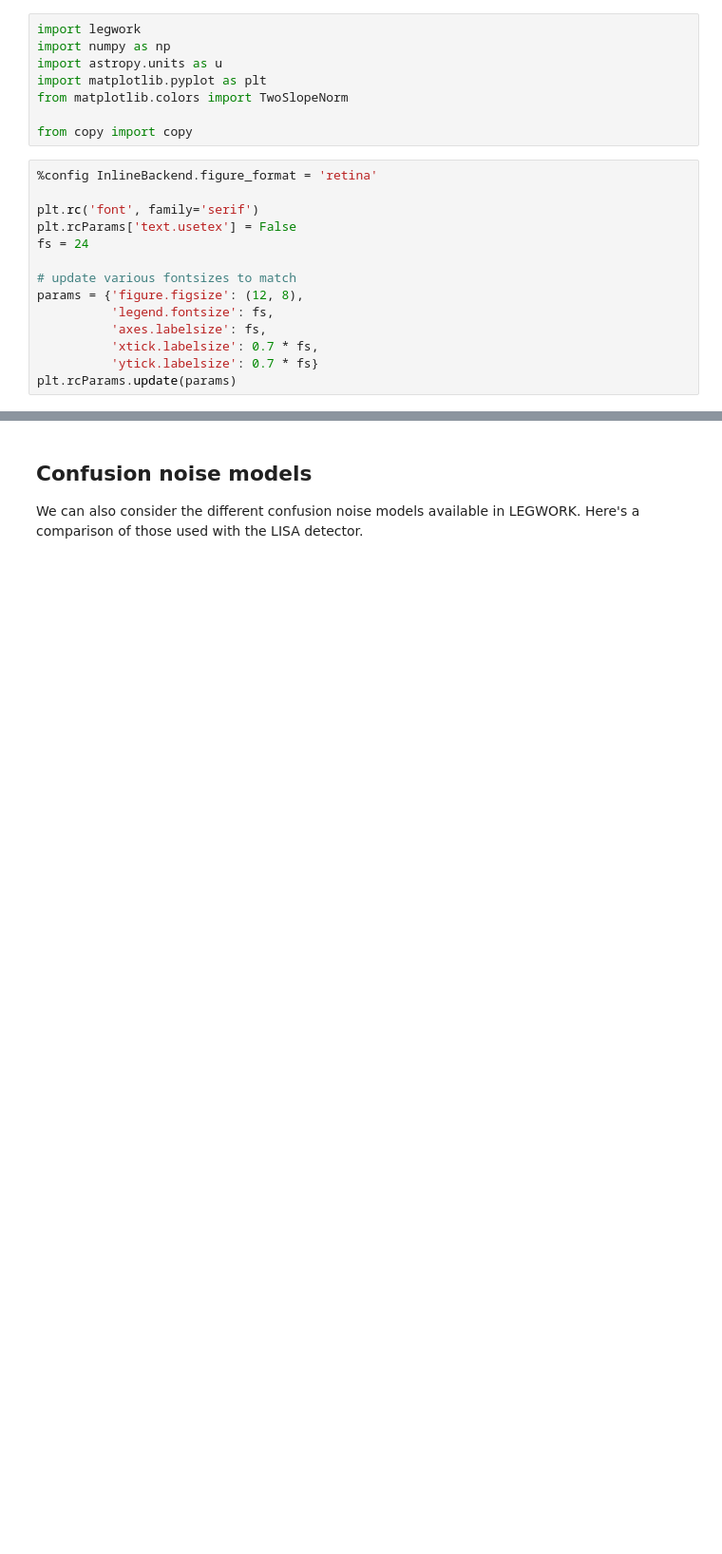
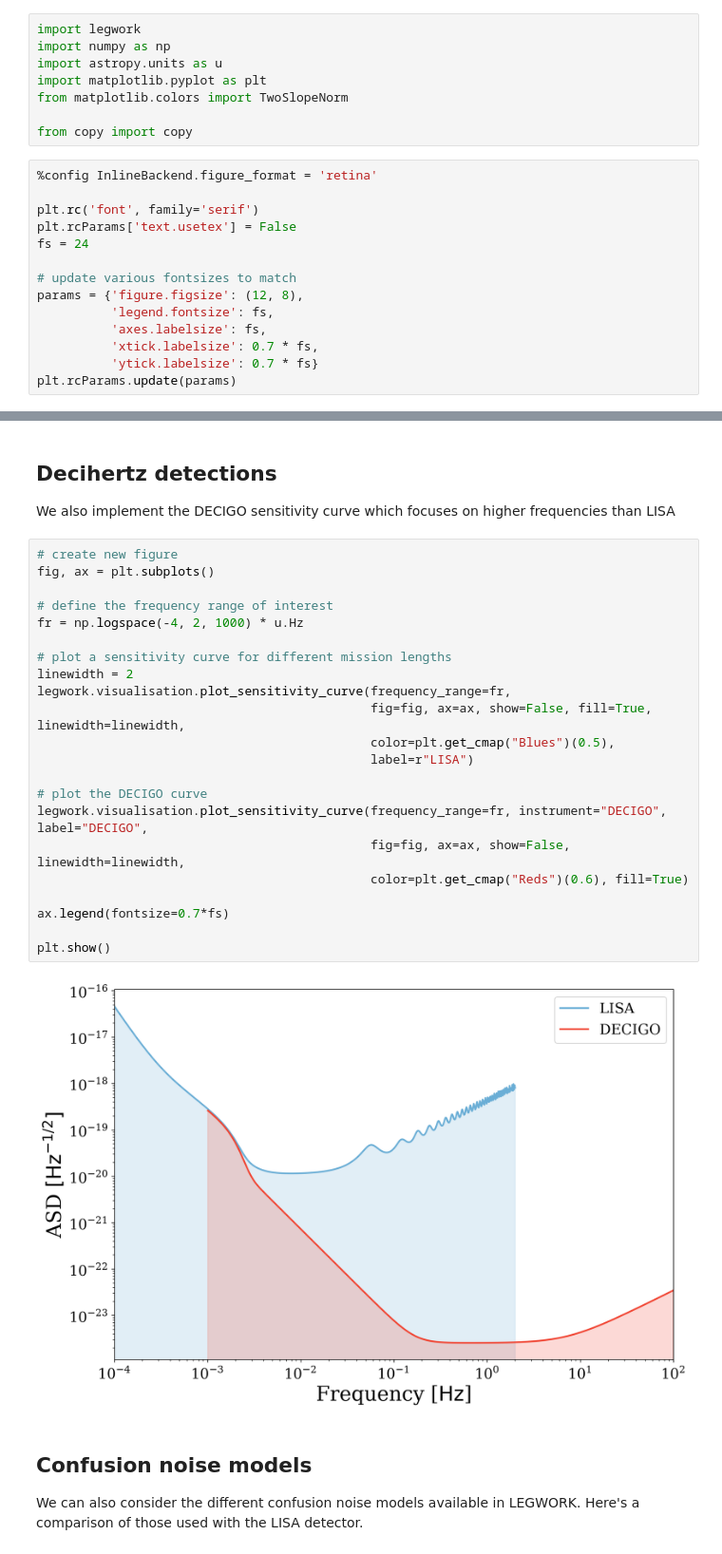
Before and after one commit to TeamLEGWORK/LEGWORK, a Jupyter notebook: docs/demos/CompareSensitivityCurves.ipynb, the cells around one changed output, grey strips where cells are left out. Shown at 95% size. Cells and saved outputs as stored; diff of their text form; blank space fills up the shorter version.

```diff
--- a/docs/demos/CompareSensitivityCurves.ipynb
+++ b/docs/demos/CompareSensitivityCurves.ipynb
@@ -63,3 +90,31 @@ plt.show()
+# %% [markdown]
+## Decihertz detections
+
+We also implement the DECIGO sensitivity curve which focuses on higher frequencies than LISA
+# %%
+# create new figure
+fig, ax = plt.subplots()
+
+# define the frequency range of interest
+fr = np.logspace(-4, 2, 1000) * u.Hz
+
+# plot a sensitivity curve for different mission lengths
+linewidth = 2
+legwork.visualisation.plot_sensitivity_curve(frequency_range=fr,
+                                             fig=fig, ax=ax, show=False, fill=True, linewidth=linewidth,
+                                             color=plt.get_cmap("Blues")(0.5),
+                                             label=r"LISA")
+
+# plot the DECIGO curve
+legwork.visualisation.plot_sensitivity_curve(frequency_range=fr, instrument="DECIGO", label="DECIGO",
+                                             fig=fig, ax=ax, show=False, linewidth=linewidth,
+                                             color=plt.get_cmap("Reds")(0.6), fill=True)
+
+ax.legend(fontsize=0.7*fs)
+
+plt.show()
+# %% [output]
+[figure, added]
 # %% [markdown]
 ## Confusion noise models
 
```
Also changed, not shown: parts of 5 cells of this notebook.
